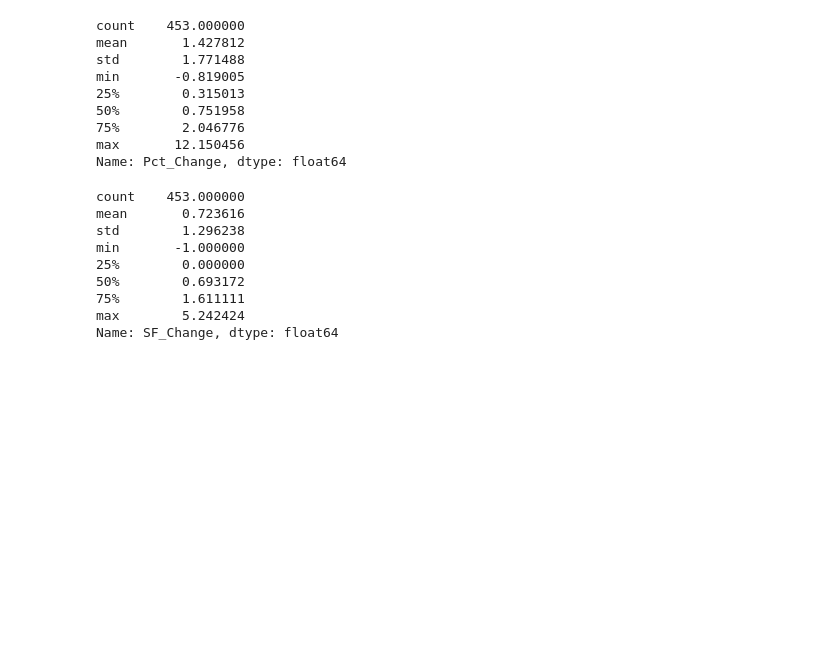
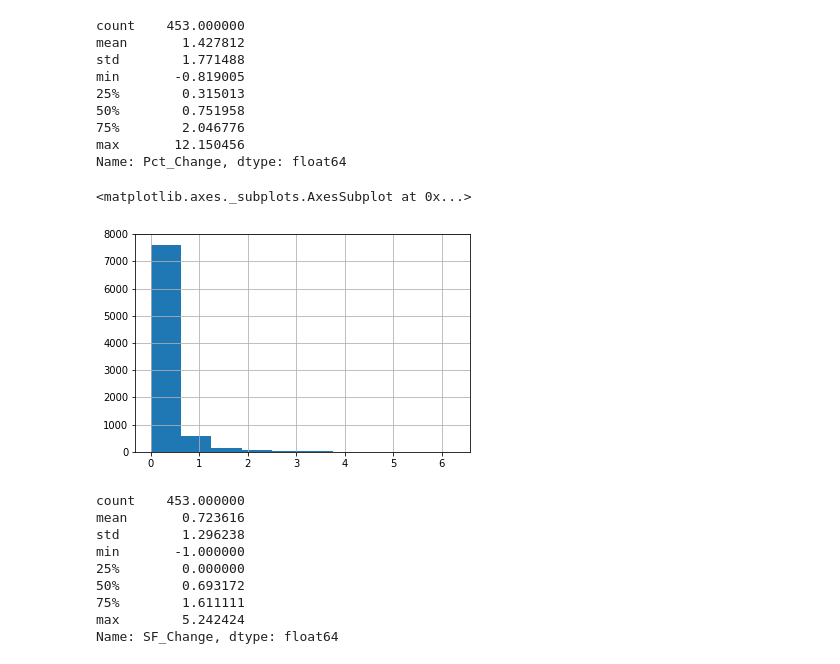
Before and after one commit to Cjcarlevato/data-question-4-affordable-housing-green-dogs, a Jupyter notebook: DQ4_Michael.ipynb, the cells around one changed output. Cells and saved outputs as stored; diff of their text form; code cells hidden in the pictures; blank space fills up the shorter version.

```diff
--- a/DQ4_Michael.ipynb
+++ b/DQ4_Michael.ipynb
@@ -191,4 +176,4 @@ sf2017.head()
 # %%
 res_rebuild['Add'] = res_rebuild.Address_x.str.upper().str.replace(' ', '')
-sf['Add'] = sf.AddressFullAddress.str.upper().str.replace(' ', '')
+final_sf['Add'] = sf.AddressFullAddress.str.upper().str.replace(' ', '')
 # %%
@@ -221,3 +198,6 @@ matched.shape
 # dummy.shape
 # %%
 # dummy.loc[35]
+# %%
+# Percent change in appraised value from 2013 to 2017
+final_sf['Pct_Change'] = (final_sf['2017 TOTAL APPR'] - final_sf['2013 TOTAL APPR']) / final_sf['2013 TOTAL APPR']
@@ -253,4 +231,8 @@ max       12.150456
 Name: Pct_Change, dtype: float64
 # %%
 #dummy['SF_Change'] = (dummy['FinishedArea'] - dummy['FinishedArea_y']) / dummy['FinishedArea_y']
+# %%
+final_sf['SF_Change'] = (final_sf['2017_FinishedArea'] - final_sf['2013_FinishedArea']) / final_sf['2013_FinishedArea']
+# %%
+final_sf['SF_Change_2013'] = (final_sf['2013_FinishedArea'] - final_sf['2009_FinishedArea']) / final_sf['2009_FinishedArea']
 # %%
@@ -258,3 +242,8 @@ res_merged['SF_Change'] = (res_merged['FinishedArea'] - res_merged['FinishedArea
+# %%
+final_sf.loc[(final_sf.SF_Change_2013 < np.inf) & (final_sf.SF_Change_2013 > 0)].SF_Change_2013.hist()
+# %% [output]
+<matplotlib.axes._subplots.AxesSubplot at 0x...>
+[figure, added]
 # %%
 res_merged.SF_Change.describe()
 # %% [output]
```
Also changed, not shown: parts of 30 cells of this notebook.
